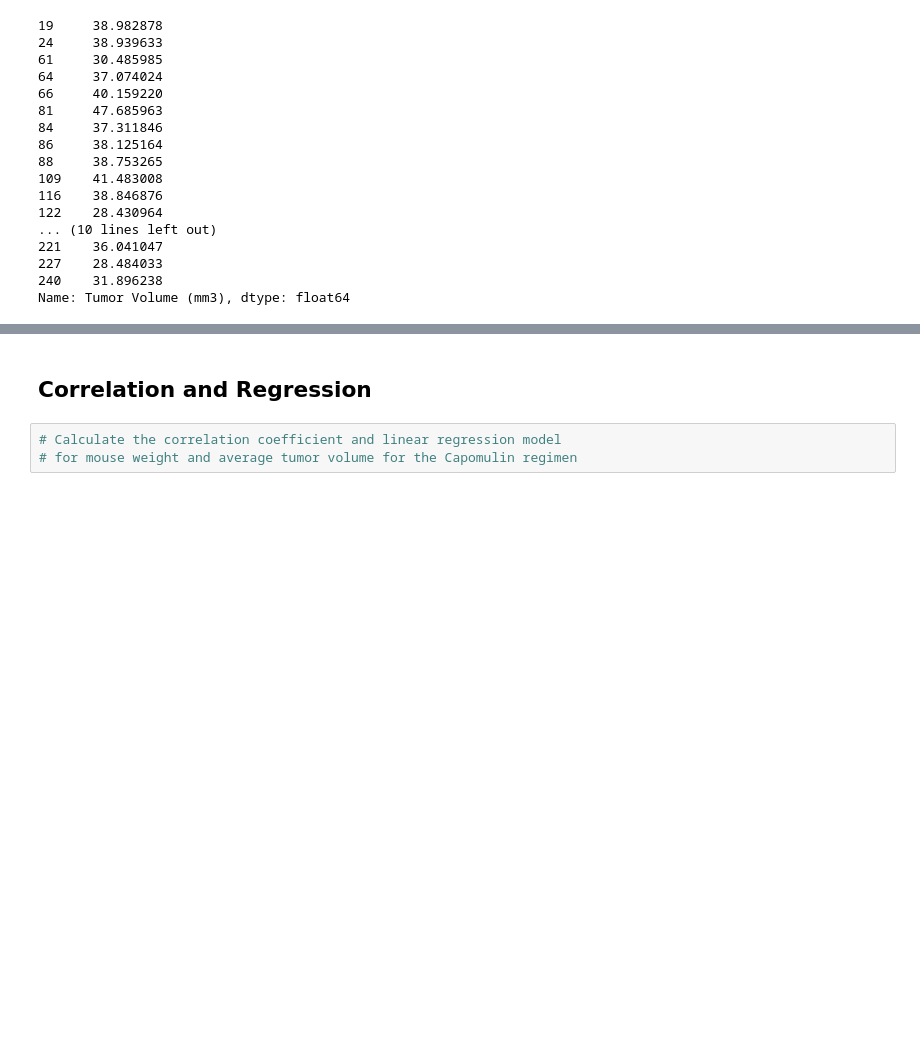
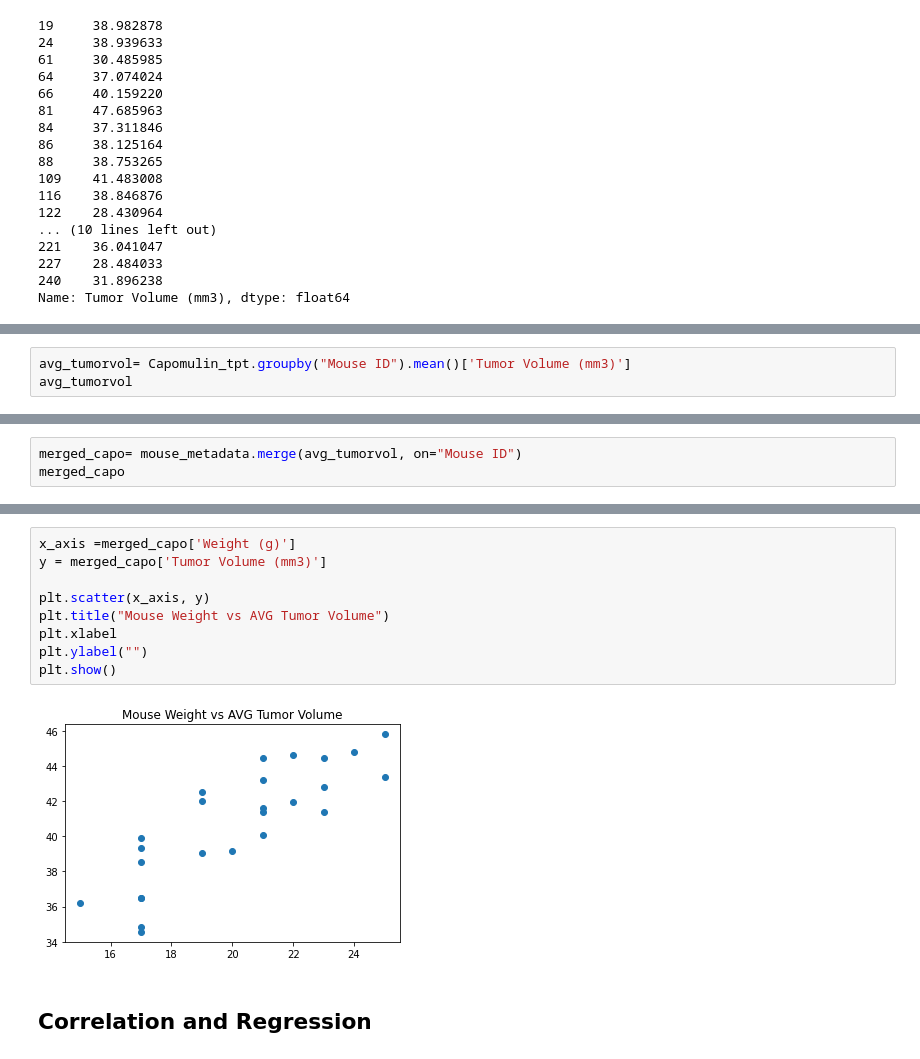
Before and after one commit to dorisakpovwa/Matplotlib_challenge, a Jupyter notebook: Pymaceuticals/pymaceuticals_starter.ipynb, the cells around one changed output, grey strips where cells are left out. Cells and saved outputs as stored; diff of their text form; blank space fills up the shorter version.

```diff
--- a/Pymaceuticals/pymaceuticals_starter.ipynb
+++ b/Pymaceuticals/pymaceuticals_starter.ipynb
@@ -506,0 +555,3 @@ Name: Timepoint, dtype: int64
+# %%
+avg_tumorvol= Capomulin_tpt.groupby("Mouse ID").mean()['Tumor Volume (mm3)']
+avg_tumorvol
@@ -506,0 +576,3 @@ Name: Timepoint, dtype: int64
+# %%
+merged_capo= mouse_metadata.merge(avg_tumorvol, on="Mouse ID")
+merged_capo
@@ -507,5 +597,13 @@ Name: Timepoint, dtype: int64
+# %%
+x_axis =merged_capo['Weight (g)']
+y = merged_capo['Tumor Volume (mm3)']
+
+plt.scatter(x_axis, y)
+plt.title("Mouse Weight vs AVG Tumor Volume")
+plt.xlabel
+plt.ylabel("")
+plt.show()
+# %% [output]
+[figure, added]
 # %% [markdown]
 ## Correlation and Regression
-# %%
-# Calculate the correlation coefficient and linear regression model
-# for mouse weight and average tumor volume for the Capomulin regimen
```
Also changed, not shown: parts of 19 cells of this notebook.
